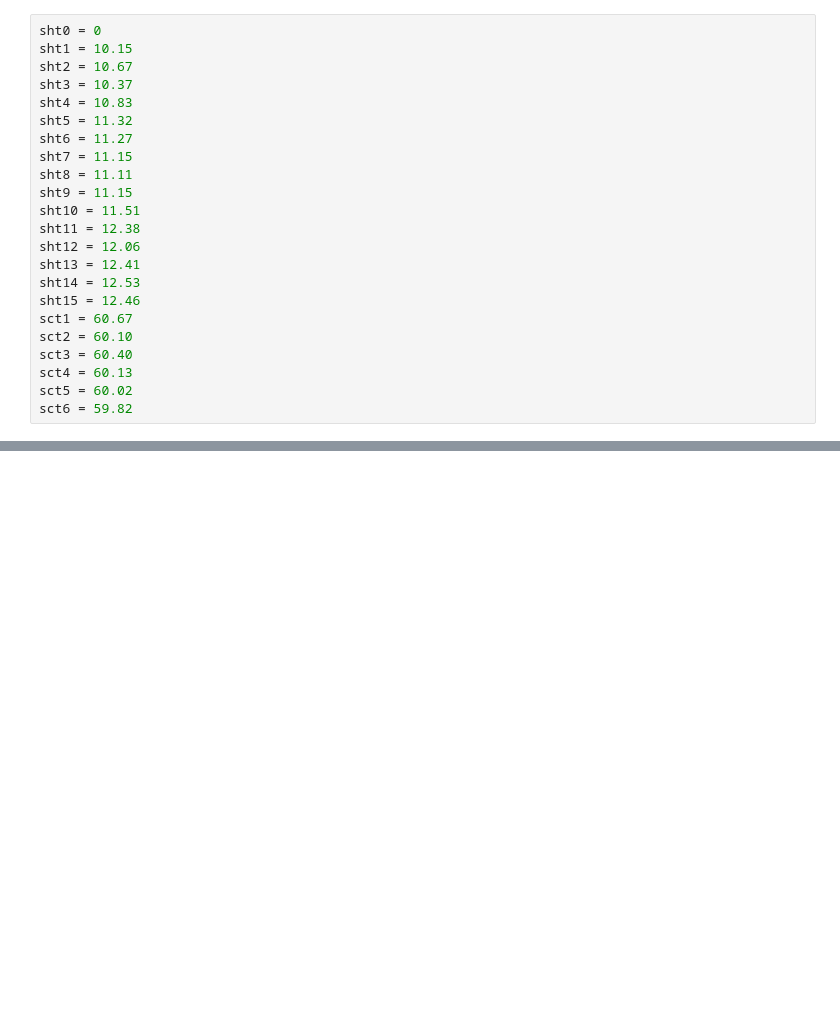
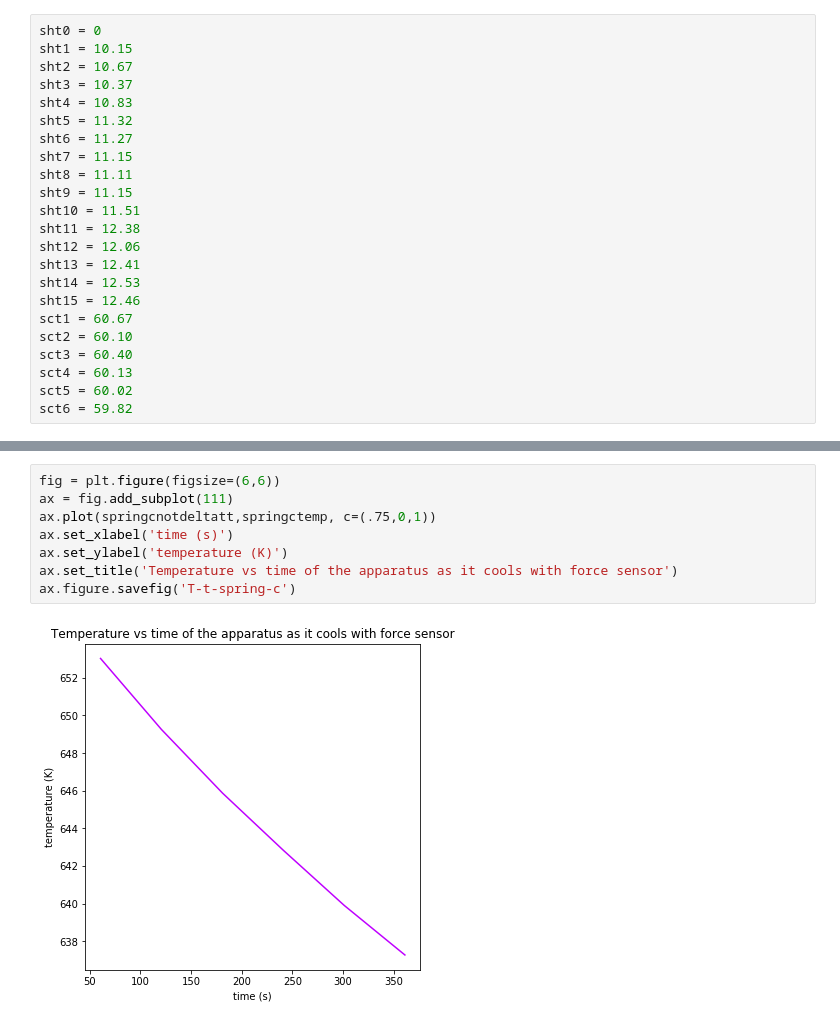
Before and after one commit to kaceyaurum/PHY-252-labs, a Jupyter notebook: lab3.ipynb, the cells around one changed output, grey strips where cells are left out. Drawn from its saved outputs; the diff is of its cells as text; blank space fills up the shorter version.

```diff
--- a/lab3.ipynb
+++ b/lab3.ipynb
@@ -117,0 +214,10 @@ sct6 = 59.82
+# %%
+fig = plt.figure(figsize=(6,6))
+ax = fig.add_subplot(111)
+ax.plot(springcnotdeltatt,springctemp, c=(.75,0,1))
+ax.set_xlabel('time (s)')
+ax.set_ylabel('temperature (K)')
+ax.set_title('Temperature vs time of the apparatus as it cools with force sensor')
+ax.figure.savefig('T-t-spring-c')
+# %% [output]
+[figure, added]
```
Also changed, not shown: parts of 52 cells of this notebook, 15 other files.
